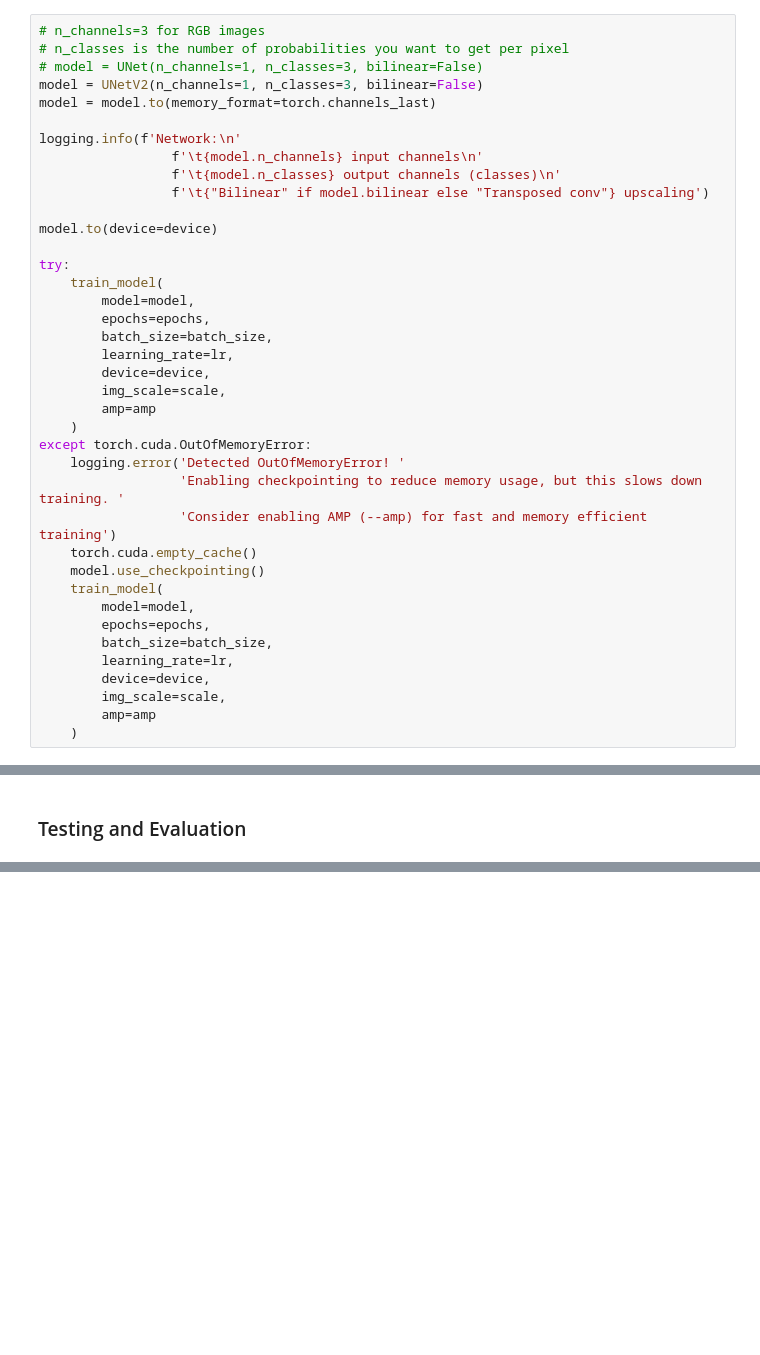
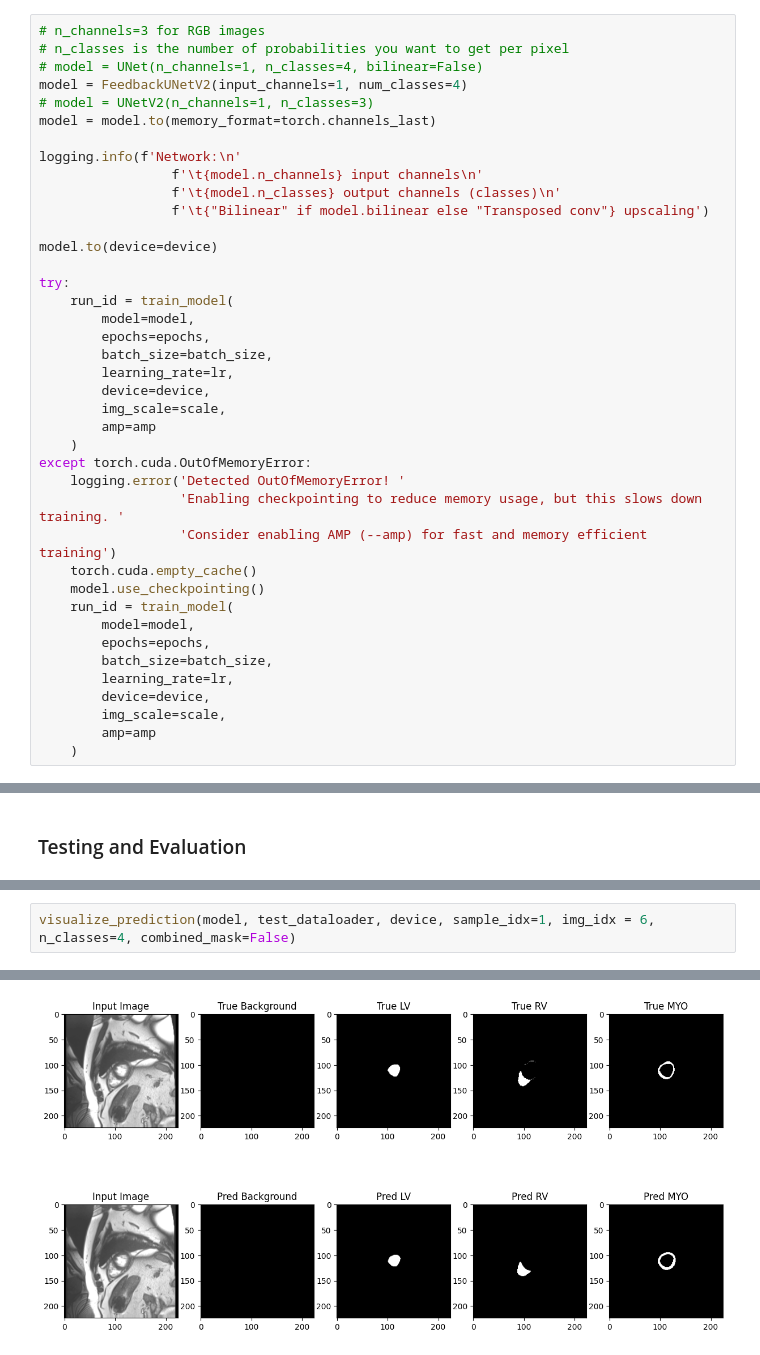
Before and after one commit to Chinthalanka/cardiac-mri-segmentation, a Jupyter notebook: experiments/original_unet_colab.ipynb, the cells around one changed output, grey strips where cells are left out. Cells and saved outputs as stored; diff of their text form; blank space fills up the shorter version.

```diff
--- a/experiments/original_unet_colab.ipynb
+++ b/experiments/original_unet_colab.ipynb
@@ -396,8 +884,9 @@ def train_model(
 # %%
 # n_channels=3 for RGB images
 # n_classes is the number of probabilities you want to get per pixel
-# model = UNet(n_channels=1, n_classes=3, bilinear=False)
-model = UNetV2(n_channels=1, n_classes=3, bilinear=False)
+# model = UNet(n_channels=1, n_classes=4, bilinear=False)
+model = FeedbackUNetV2(input_channels=1, num_classes=4)
+# model = UNetV2(n_channels=1, n_classes=3)
 model = model.to(memory_format=torch.channels_last)
 
 logging.info(f'Network:\n'
@@ -408,7 +897,7 @@ logging.info(f'Network:\n'
 model.to(device=device)
 
 try:
-    train_model(
+    run_id = train_model(
         model=model,
         epochs=epochs,
         batch_size=batch_size,
@@ -423,7 +912,7 @@ except torch.cuda.OutOfMemoryError:
                   'Consider enabling AMP (--amp) for fast and memory efficient training')
     torch.cuda.empty_cache()
     model.use_checkpointing()
-    train_model(
+    run_id = train_model(
         model=model,
         epochs=epochs,
         batch_size=batch_size,
@@ -495,0 +1051,3 @@ visualize_prediction(model, test_dataloader, device)
+# %%
+visualize_prediction(model, test_dataloader, device, sample_idx=1, img_idx = 6, n_classes=4, combined_mask=False)
+# %% [output]
@@ -495,0 +1059 @@ visualize_prediction(model, test_dataloader, device)
+[figure, added]
```
Also changed, not shown: parts of 25 cells of this notebook.
